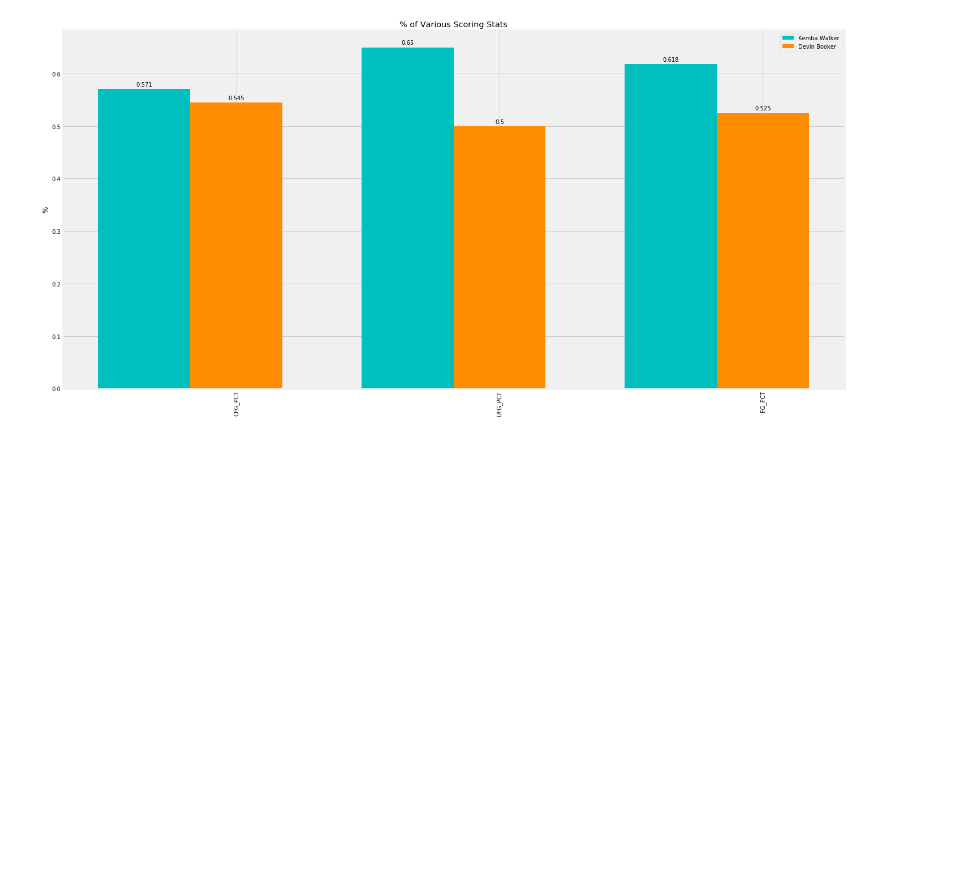
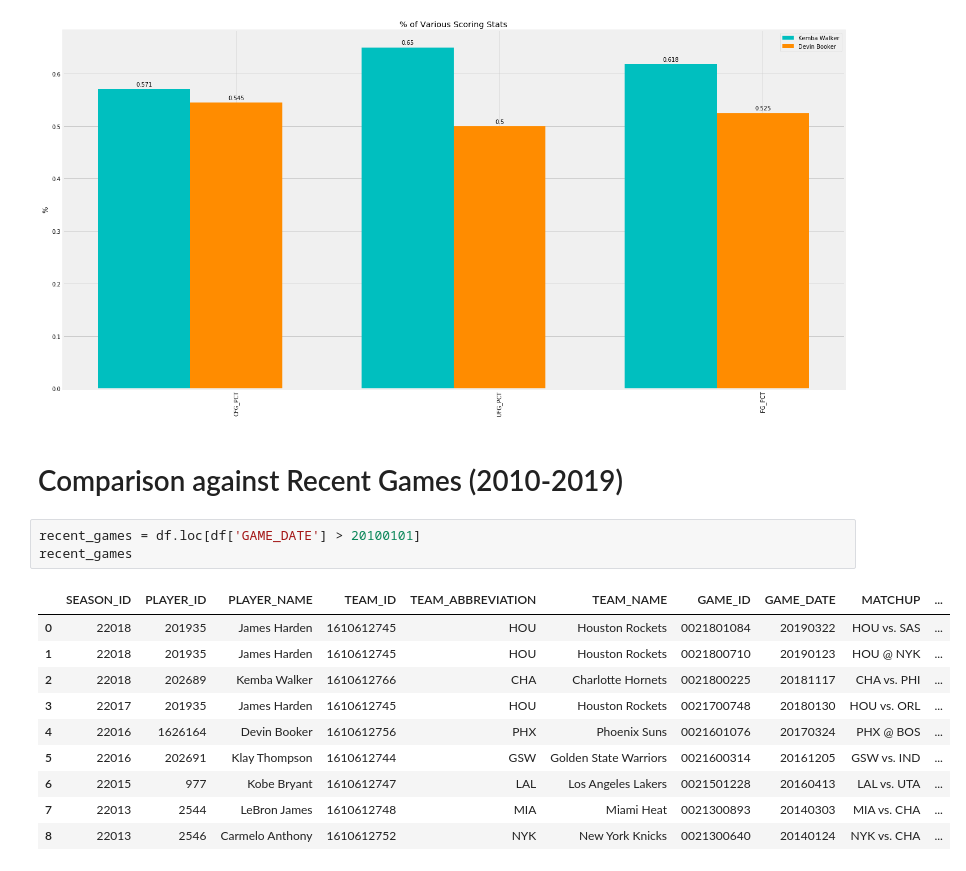
Before and after one commit to moneyball-club/DBook70, a Jupyter notebook: D Book 70.ipynb, the cells around one changed output. Saved outputs shown, nothing was run; the diff lists cells and outputs as text; blank space fills up the shorter version.

```diff
--- a/D Book 70.ipynb
+++ b/D Book 70.ipynb
@@ -609,3 +631,19 @@ autolabel(rects2)
 plt.show()
 # %% [output]
 [figure]
+# %% [markdown]
+# Comparison against Recent Games (2010-2019)
+# %%
+recent_games = df.loc[df['GAME_DATE'] > 20100101]
+recent_games
+# %% [output]
+|  | SEASON_ID | PLAYER_ID | PLAYER_NAME | TEAM_ID | TEAM_ABBREVIATION | TEAM_NAME | GAME_ID | GAME_DATE | MATCHUP | ... |
+| 0 | 22018 | 201935 | James Harden | 1610612745 | HOU | Houston Rockets | 0021801084 | 20190322 | HOU vs. SAS | ... |
+| 1 | 22018 | 201935 | James Harden | 1610612745 | HOU | Houston Rockets | 0021800710 | 20190123 | HOU @ NYK | ... |
+| 2 | 22018 | 202689 | Kemba Walker | 1610612766 | CHA | Charlotte Hornets | 0021800225 | 20181117 | CHA vs. PHI | ... |
+| 3 | 22017 | 201935 | James Harden | 1610612745 | HOU | Houston Rockets | 0021700748 | 20180130 | HOU vs. ORL | ... |
+| 4 | 22016 | 1626164 | Devin Booker | 1610612756 | PHX | Phoenix Suns | 0021601076 | 20170324 | PHX @ BOS | ... |
+| 5 | 22016 | 202691 | Klay Thompson | 1610612744 | GSW | Golden State Warriors | 0021600314 | 20161205 | GSW vs. IND | ... |
+| 6 | 22015 | 977 | Kobe Bryant | 1610612747 | LAL | Los Angeles Lakers | 0021501228 | 20160413 | LAL vs. UTA | ... |
+| 7 | 22013 | 2544 | LeBron James | 1610612748 | MIA | Miami Heat | 0021300893 | 20140303 | MIA vs. CHA | ... |
+| 8 | 22013 | 2546 | Carmelo Anthony | 1610612752 | NYK | New York Knicks | 0021300640 | 20140124 | NYK vs. CHA | ... |
```
Also changed, not shown: parts of 10 cells of this notebook.
